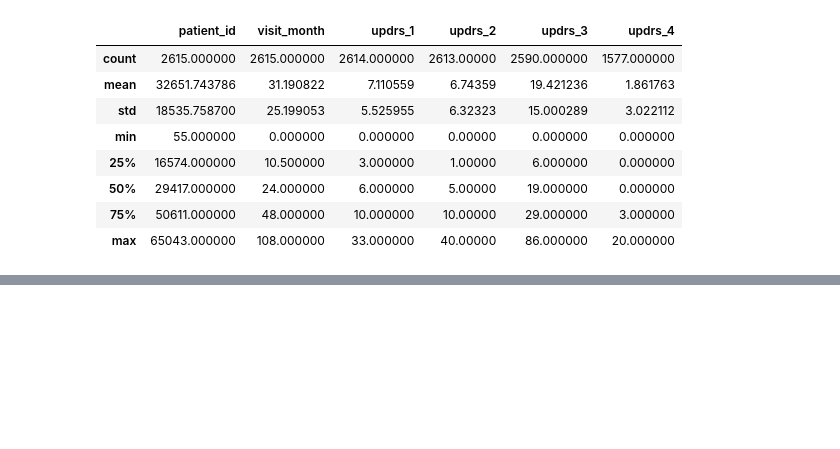
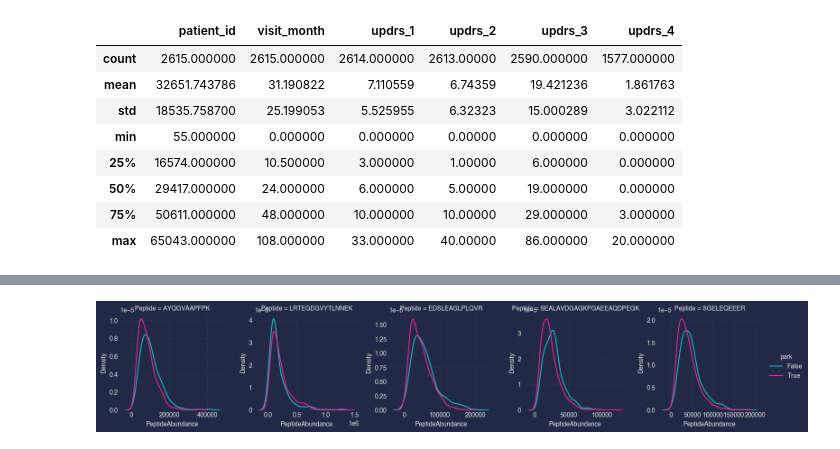
Before and after one commit to chris-hedemann/peptide-parkinsons-challenge, a Jupyter notebook: eda.ipynb, the cells around one changed output, grey strips where cells are left out. Cells and saved outputs as stored; diff of their text form; code cells hidden in the pictures; blank space fills up the shorter version.

```diff
--- a/eda.ipynb
+++ b/eda.ipynb
@@ -482,0 +349,8 @@ sns.heatmap(correlations,mask=mask,cmap=)
+# %%
+## Merge the UPDRS scores with the peptide concentrations
+xx = df[["patient_id","park"]].drop_duplicates()
+df_peptides = df_peptides.merge(xx, left_on="patient_id",right_on="patient_id",how="left")
+# %%
+## Calculate mean peptide concentration between the two populations, and the frequency with which the peptides are present
+mean_peptide_park = df_peptides.groupby(["Peptide","park"],as_index=False).PeptideAbundance.mean()
+count_peptide_park = df_peptides.groupby(["Peptide","park"],as_index=False).PeptideAbundance.count()
@@ -482,0 +401,9 @@ sns.heatmap(correlations,mask=mask,cmap=)
+# %%
+## Caculate the average proporational difference in peptide concentrations between both popultations as a percentage.
+aa = mean_peptide_park.query('park == True').set_index('Peptide').PeptideAbundance
+bb = mean_peptide_park.query('park == False').set_index('Peptide').PeptideAbundance
+
+diff_pep_park = abs(2* (aa - bb) / (aa + bb)) * 100
+
+diff_pep_park = diff_pep_park.sort_values(ascending=False)
+diff_pep_park
@@ -482,0 +424,13 @@ sns.heatmap(correlations,mask=mask,cmap=)
+# %%
+## Plot the top 5 peptides with largest difference in concentrations
+diff_pep_park = diff_pep_park.sort_values(ascending=False)
+peptides = list(diff_pep_park.index)
+pep_iter = iter(peptides)
+list_peptides = list(islice(pep_iter, 5))
+
+g = sns.FacetGrid(df_peptides.query('Peptide in @list_peptides'), hue='park', col='Peptide',
+                  sharex=False, sharey=False)
+g.map(sns.kdeplot, 'PeptideAbundance');
+g.add_legend();
+# %% [output]
+[figure, added]
```
Also changed, not shown: parts of 107 cells of this notebook.
